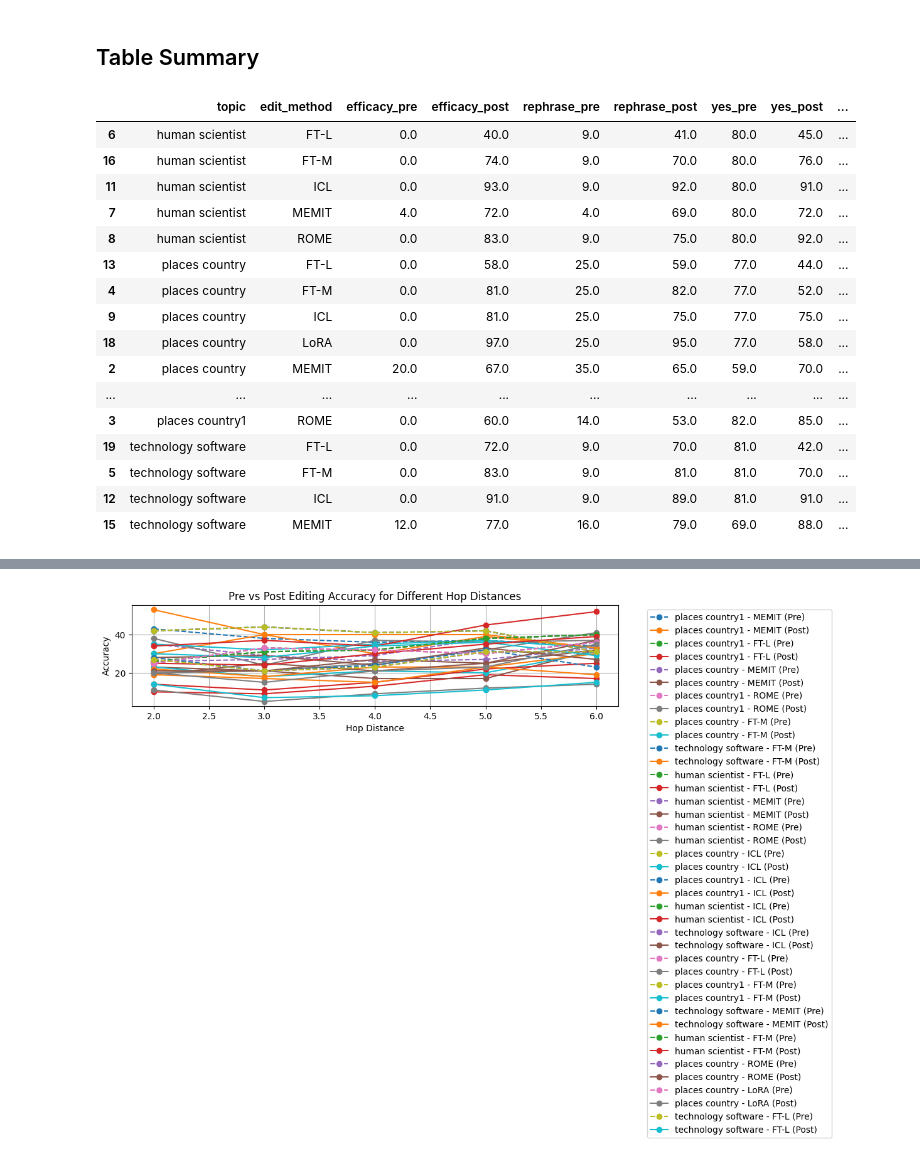
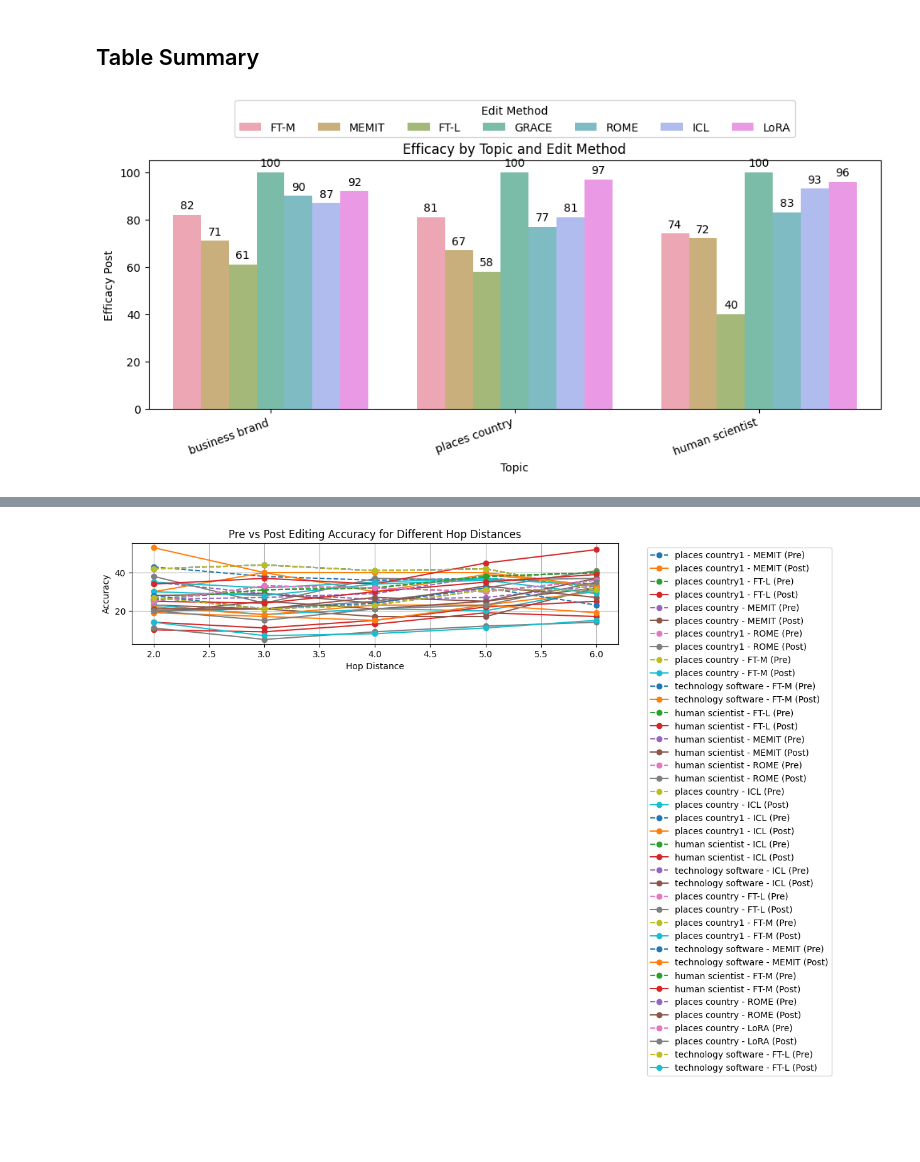
Before and after one commit to BullshiArtist/HalluEditBench, a Jupyter notebook: code/result_summary.ipynb, the cells around one changed output, grey strips where cells are left out. Cells and saved outputs as stored; diff of their text form; code cells hidden in the pictures; blank space fills up the shorter version.

Commit message:
Add the GRACE method

```diff
--- a/code/result_summary.ipynb
+++ b/code/result_summary.ipynb
@@ -99,6 +100,7 @@ def summarize_results(json_folder, std_flag=False):
     for filename in os.listdir(json_folder):
         if filename.endswith('.json') and 'multi_turn' not in filename:
             filepath = os.path.join(json_folder, filename)
+            # print(filepath)
             with open(filepath, 'r') as file:
                 metrics = json.load(file)
                 topic, edit_method = ' '.join(filename.split('_')[:2]), filename.split('_')[2:][0].replace('.json', '')
@@ -124,48 +126,55 @@ def summarize_results(json_folder, std_flag=False):
 
                 results_multi_hop = {
                     "topic": topic,
                     "edit_method": edit_method,
                     # "model": model,
                     "questions_2hop_pre": get_avg_std([e['pre']['questions_2hop']['2hop_acc'][0] for e in metrics]),
                     "questions_2hop_post": get_avg_std([e['post']['questions_2hop']['2hop_acc'][0] for e in metrics]),
                     "questions_3hop_pre": get_avg_std([e['pre']['questions_3hop']['3hop_acc'][0] for e in metrics]),
                     "questions_3hop_post": get_avg_std([e['post']['questions_3hop']['3hop_acc'][0] for e in metrics]),
                     "questions_4hop_pre": get_avg_std([e['pre']['questions_4hop']['4hop_acc'][0] for e in metrics]),
                     "questions_4hop_post": get_avg_std([e['post']['questions_4hop']['4hop_acc'][0] for e in metrics]),
                     "questions_5hop_pre": get_avg_std([e['pre']['questions_5hop']['5hop_acc'][0] for e in metrics]),
                     "questions_5hop_post": get_avg_std([e['post']['questions_5hop']['5hop_acc'][0] for e in metrics]),
                     "questions_6hop_pre": get_avg_std([e['pre']['questions_6hop']['6hop_acc'][0] for e in metrics]),
                     "questions_6hop_post": get_avg_std([e['post']['questions_6hop']['6hop_acc'][0] for e in metrics]),
                 }
                 metrics_ls.append(results)
                 metrics_ls_multi_hop.append(results_multi_hop)
     df = pd.DataFrame(metrics_ls)
     df_multi_hop = pd.DataFrame(metrics_ls_multi_hop)
     # df['edit_method'] = pd.Categorical(df['edit_method'], ["ROME", "FT-M", "ICL"])
     # df['Gene_increase'] = df.apply(lambda x: x['Generalization_post'] - x['Generalization_pre'], axis=1)
     # df['Port_increase'] = df.apply(lambda x: x['Portability_post'] - x['Portability_pre'], axis=1)
     # return df[['edit_method', 'model', 'Reliability_pre', 'Reliability_post', 'Reli_increase', 'Generalization_pre',
     #            'Generalization_post', 'Gene_increase', 'Portability_pre', 'Portability_post', 'Port_increase']]
     return df, df_multi_hop
 
 
+def plot_efficacy(df):
+    # plot the efficacy by topic and edit method
+    plt.figure(figsize=(10, 5))
+
+    # Create a custom color palette
+    colors = sns.color_palette("husl", n_colors=len(df.edit_method.unique()))
+    ax = sns.barplot(x='topic', y='efficacy_post', hue='edit_method', data=df, palette=colors, alpha=0.7)
+
+    plt.legend(title='Edit Method', bbox_to_anchor=(0.5, 1.07), loc='lower center', ncol=len(df.edit_method.unique()))
+    plt.title('Efficacy by Topic and Edit Method')
+    plt.xlabel('Topic')
+    plt.ylabel('Efficacy Post')
+    plt.xticks(rotation=20, ha='right')  # Rotate x-axis labels for better readability
+
+    # Add value labels on top of each bar
+    for container in ax.containers:
+        ax.bar_label(container, padding=3)  # , rotation=90
+
+    plt.tight_layout()
+    plt.show()
+
+
 df, df_multi_hop = summarize_results("../results/meta_llama_3.1_8b_instruct")
-df.sort_values(by=['topic', 'edit_method'])
+# df.sort_values(by=['topic', 'edit_method'])
+plot_efficacy(df)
 # %% [output]
-|  | topic | edit_method | efficacy_pre | efficacy_post | rephrase_pre | rephrase_post | yes_pre | yes_post | ... |
-| 6 | human scientist | FT-L | 0.0 | 40.0 | 9.0 | 41.0 | 80.0 | 45.0 | ... |
-| 16 | human scientist | FT-M | 0.0 | 74.0 | 9.0 | 70.0 | 80.0 | 76.0 | ... |
-| 11 | human scientist | ICL | 0.0 | 93.0 | 9.0 | 92.0 | 80.0 | 91.0 | ... |
-| 7 | human scientist | MEMIT | 4.0 | 72.0 | 4.0 | 69.0 | 80.0 | 72.0 | ... |
-| 8 | human scientist | ROME | 0.0 | 83.0 | 9.0 | 75.0 | 80.0 | 92.0 | ... |
-| 13 | places country | FT-L | 0.0 | 58.0 | 25.0 | 59.0 | 77.0 | 44.0 | ... |
-| 4 | places country | FT-M | 0.0 | 81.0 | 25.0 | 82.0 | 77.0 | 52.0 | ... |
-| 9 | places country | ICL | 0.0 | 81.0 | 25.0 | 75.0 | 77.0 | 75.0 | ... |
-| 18 | places country | LoRA | 0.0 | 97.0 | 25.0 | 95.0 | 77.0 | 58.0 | ... |
-| 2 | places country | MEMIT | 20.0 | 67.0 | 35.0 | 65.0 | 59.0 | 70.0 | ... |
-| ... | ... | ... | ... | ... | ... | ... | ... | ... | ... |
-| 3 | places country1 | ROME | 0.0 | 60.0 | 14.0 | 53.0 | 82.0 | 85.0 | ... |
-| 19 | technology software | FT-L | 0.0 | 72.0 | 9.0 | 70.0 | 81.0 | 42.0 | ... |
-| 5 | technology software | FT-M | 0.0 | 83.0 | 9.0 | 81.0 | 81.0 | 70.0 | ... |
-| 12 | technology software | ICL | 0.0 | 91.0 | 9.0 | 89.0 | 81.0 | 91.0 | ... |
-| 15 | technology software | MEMIT | 12.0 | 77.0 | 16.0 | 79.0 | 69.0 | 88.0 | ... |
+[figure, added]
```
Also changed, not shown: parts of 10 cells of this notebook, 16 other files.
